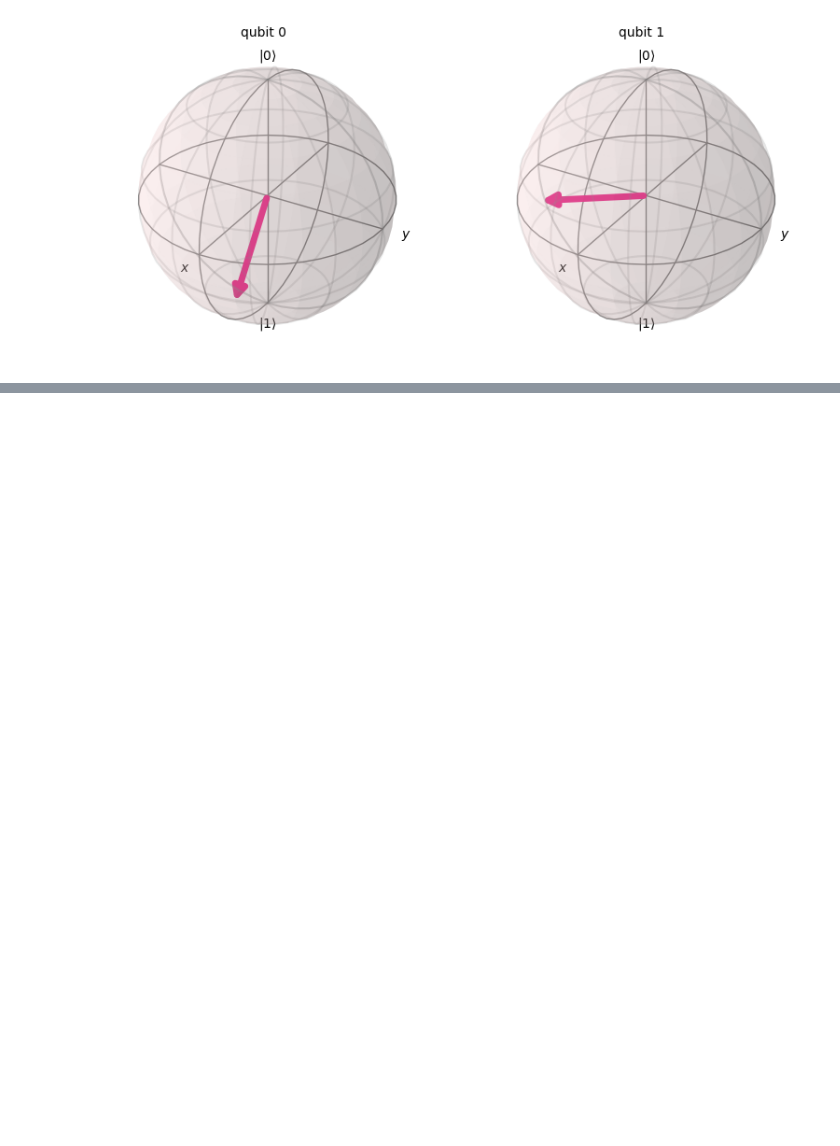
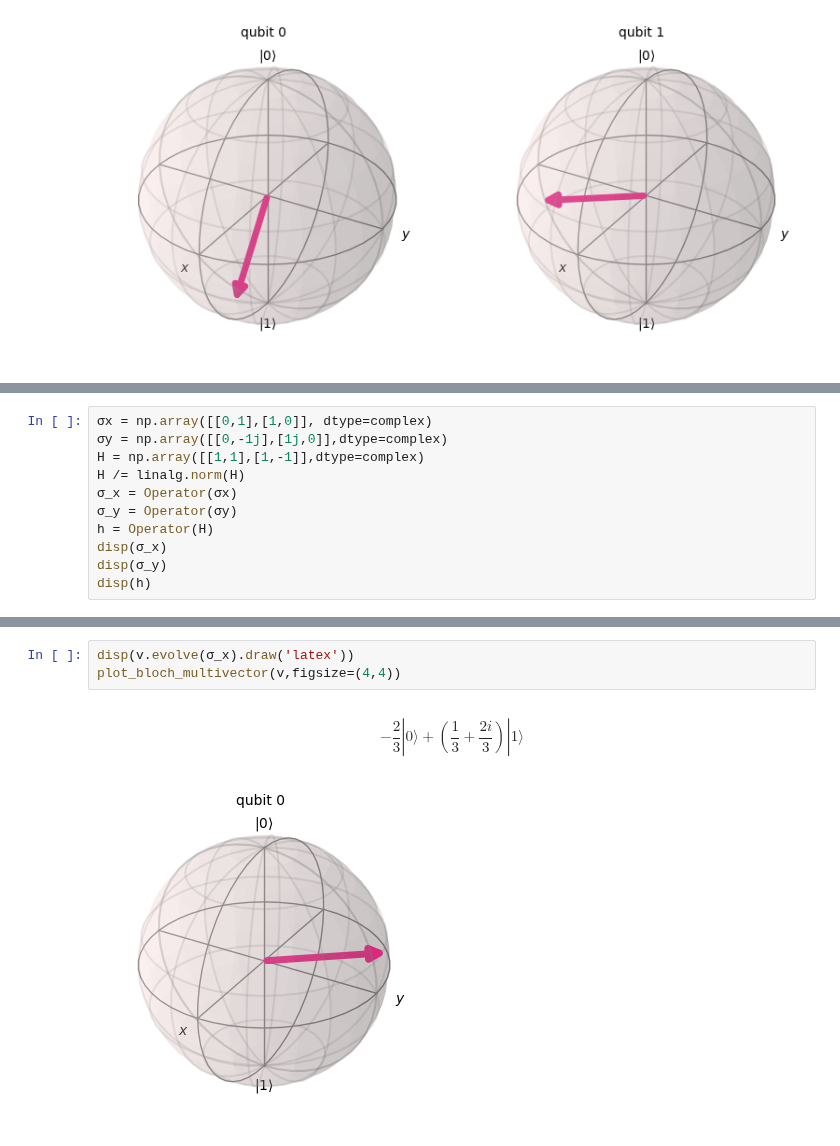
Before and after one commit to arque1393/QuantumLearning, a Jupyter notebook: QiskitBasics.ipynb, the cells around one changed output, grey strips where cells are left out. Saved outputs shown, nothing was run; the diff lists cells and outputs as text; blank space fills up the shorter version.

```diff
--- a/QiskitBasics.ipynb
+++ b/QiskitBasics.ipynb
@@ -76,0 +84,11 @@ plot_histogram(statistics)
+# %%
+σx = np.array([[0,1],[1,0]], dtype=complex)
+σy = np.array([[0,-1j],[1j,0]],dtype=complex)
+H = np.array([[1,1],[1,-1]],dtype=complex)
+H /= linalg.norm(H)
+σ_x = Operator(σx)
+σ_y = Operator(σy)
+h = Operator(H)
+disp(σ_x)
+disp(σ_y)
+disp(h)
@@ -76,0 +105,6 @@ plot_histogram(statistics)
+# %%
+disp(v.evolve(σ_x).draw('latex'))
+plot_bloch_multivector(v,figsize=(4,4))
+# %% [output]
+$$- \frac{2}{3} |0\rangle+(\frac{1}{3} + \frac{2 i}{3}) |1\rangle$$
+[figure, added]
```
Also changed, not shown: parts of 21 cells of this notebook, 1 other file.
